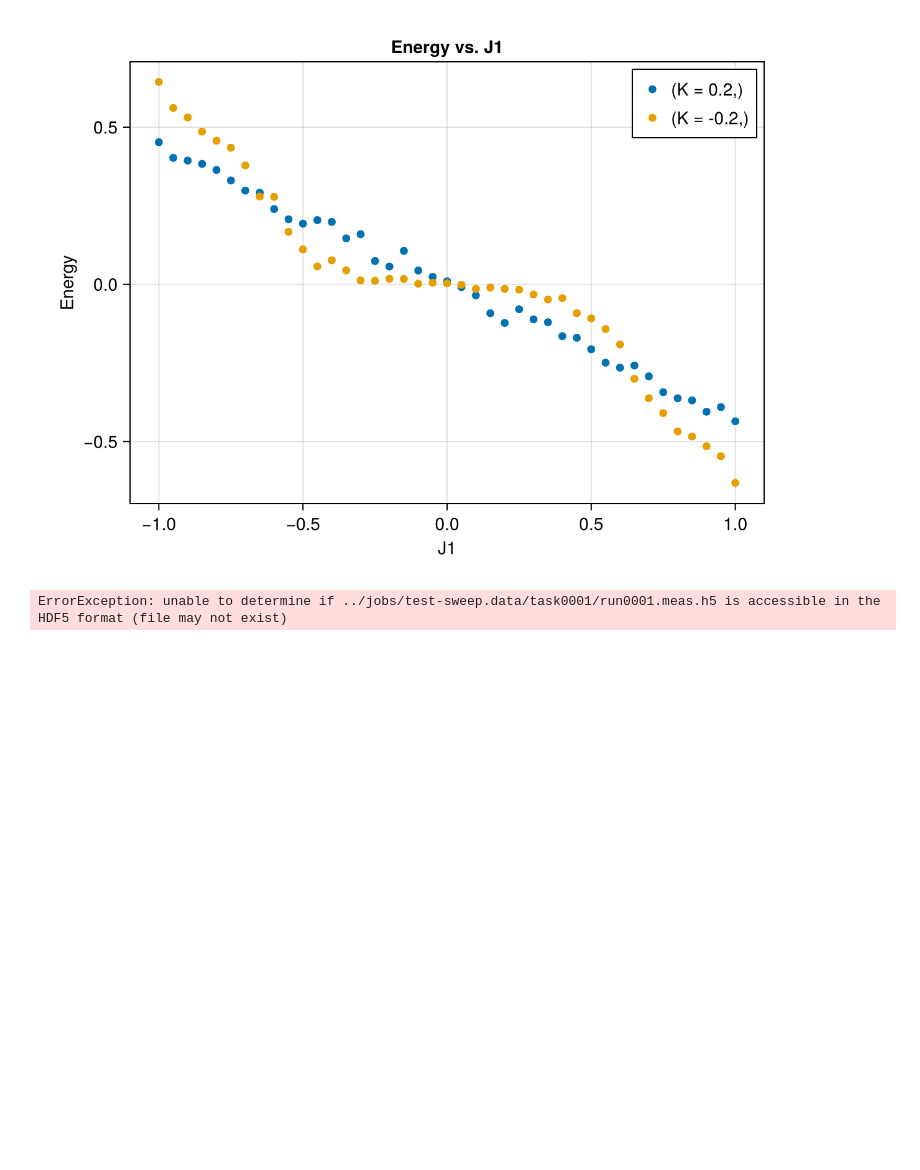
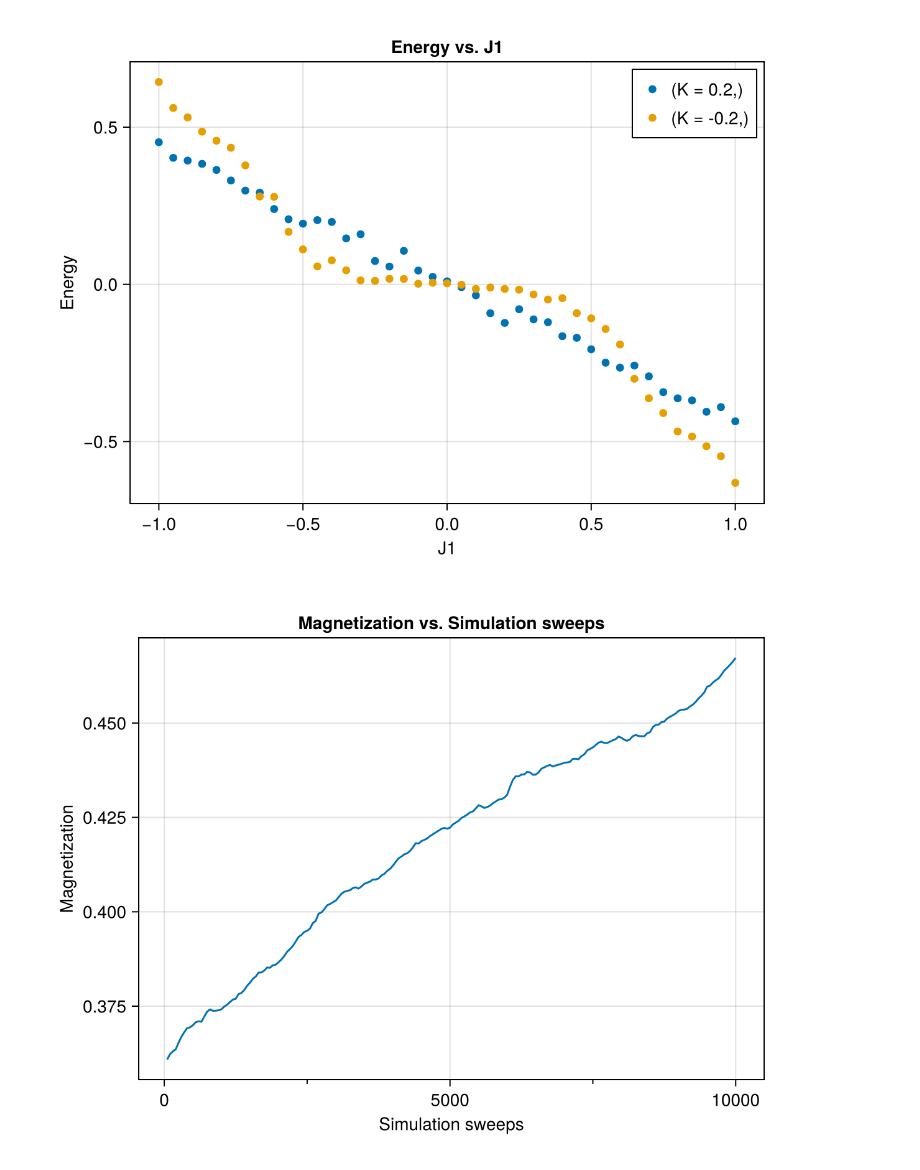
Before and after one commit to PatXue/Biquadratic.jl, a Jupyter notebook: analysis/j1-sweep.ipynb, the cells around one changed output. Saved outputs shown, nothing was run; the diff lists cells and outputs as text; code cells hidden in the pictures; blank space fills up the shorter version.

Commit message:
Time-domain energy plot

```diff
--- a/analysis/j1-sweep.ipynb
+++ b/analysis/j1-sweep.ipynb
@@ -185,25 +185,26 @@ generatePlot(
 # %%
 fig = Figure()
 
 ax = fig[1,1] = Axis(
     fig,
     title="Magnetization vs. Simulation sweeps",
     xlabel="Simulation sweeps",
     ylabel="Magnetization",
     xminorticksvisible=true
 )
 
-h5open("../jobs/test-sweep.data/task0001/run0001.meas.h5") do file
-    mag_group = file["observables/Mag"]
+task_no = "02"
+h5open("../jobs/j1-sweep.data/task00" * task_no * "/run0001.meas.h5") do file
+    mag_group = file["observables/Energy"]
     mag_samples = read(mag_group, "samples")
     bin_len = read(mag_group, "bin_length")
     lines!(
         bin_len .* collect(1:length(mag_samples)),
         mag_samples,
         label="T = 2.2435698905536414"
     )
 end
 
 fig
 # %% [output]
-ErrorException: unable to determine if ../jobs/test-sweep.data/task0001/run0001.meas.h5 is accessible in the HDF5 format (file may not exist)
+[figure, added]
```
